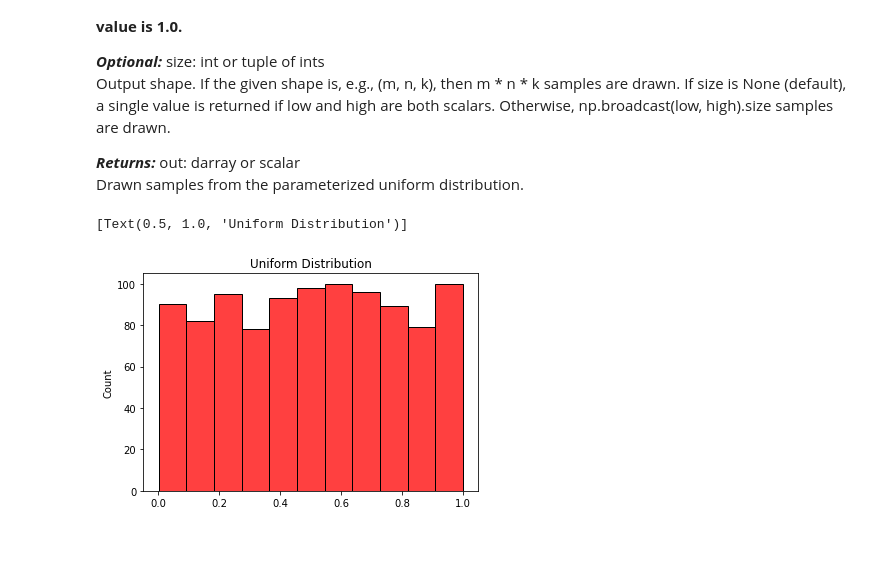
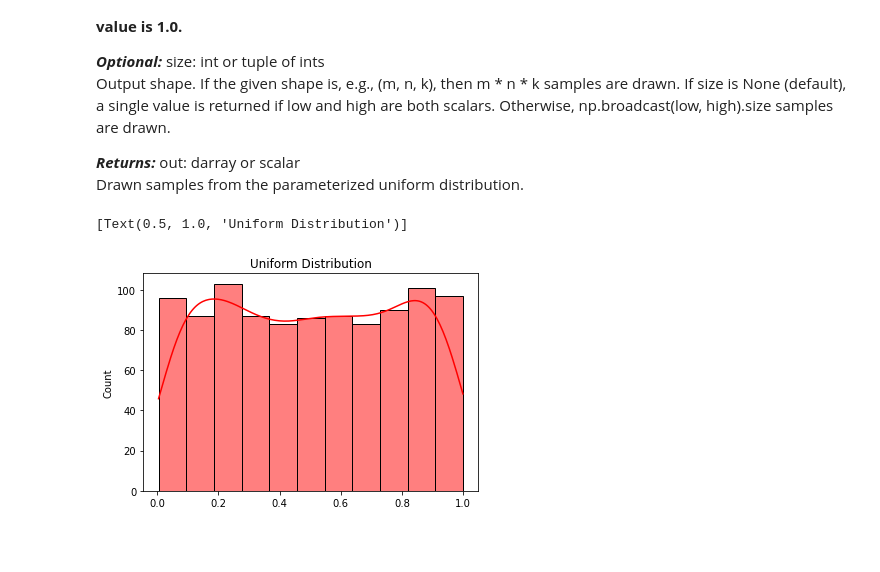
Before and after one commit to G00398258/progforda_assignment, a Jupyter notebook: progda_assignment.ipynb, the cells around one changed output. Cells and saved outputs as stored; diff of their text form; code cells hidden in the pictures.

Commit message:
Made 2 small changes to plots under task 3 - added KDE line to Uniform dist plot & changed x axis labels on Pareto dist plot

```diff
--- a/progda_assignment.ipynb
+++ b/progda_assignment.ipynb
@@ -477,13 +477,12 @@ Output shape. If the given shape is, e.g., (m, n, k), then m * n * k samples are
 **_Returns:_** out: darray or scalar
 Drawn samples from the parameterized uniform distribution.
 # %%
-# Example - lets plot a histogram of function x in Seaborn using the default values & see if we get a rectangular-like shape
+# Example - lets plot a histogram of function x in Seaborn with a KDE using the default values & see if we get a rectangular-like shape
 x = np.random.uniform(size=(1000))
-#sns.histplot(x)
-sns.histplot(x,color='r').set(title='Uniform Distribution')
+sns.histplot(x,kde=True,color='red').set(title='Uniform Distribution')
 # %% [output]
 [Text(0.5, 1.0, 'Uniform Distribution')]
-[figure, old version]
+[figure, new version]
 # %% [markdown]
 <br>
 # %% [markdown]
```
Also changed, not shown: parts of 29 cells of this notebook.
